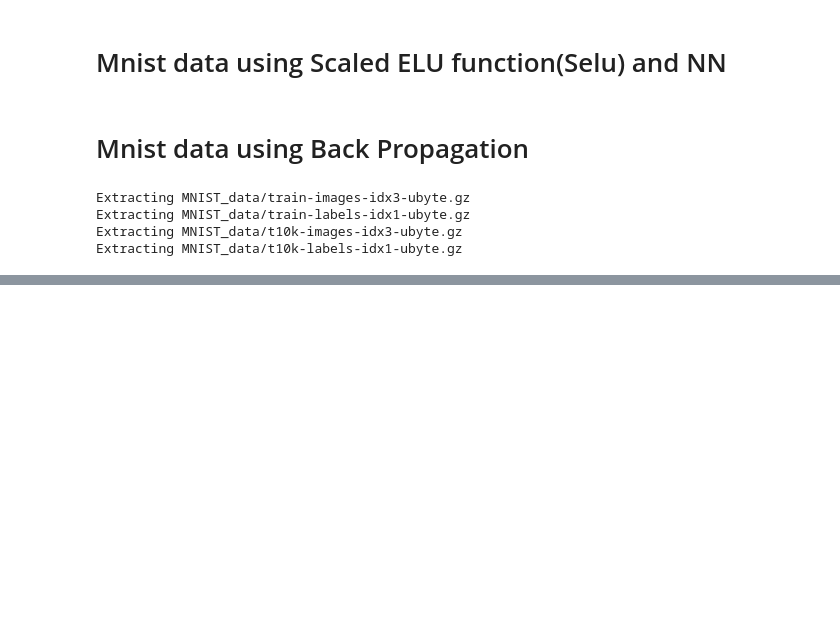
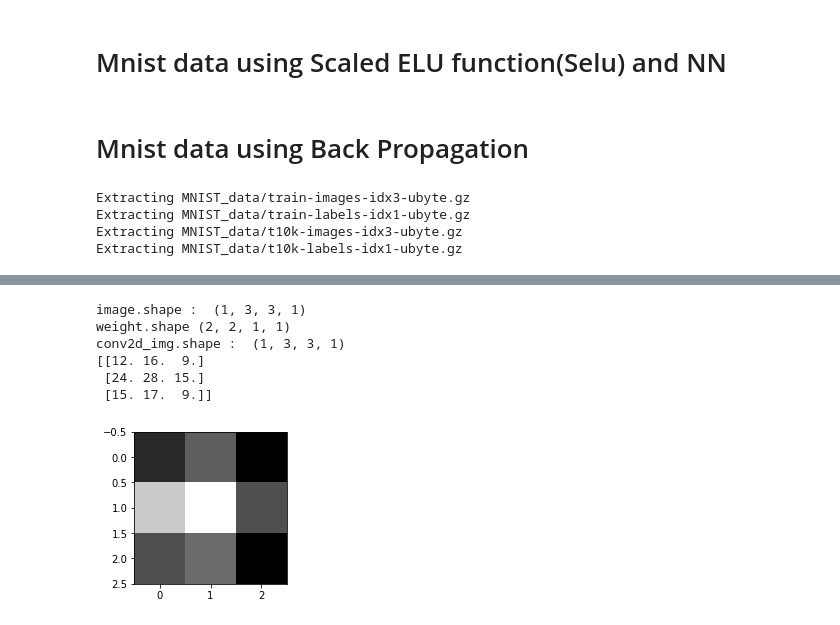
Before and after one commit to kimsangho611/DeepLearningZeroToAll-Practice, a Jupyter notebook: 모두의_딥러닝.ipynb, the cells around one changed output, grey strips where cells are left out. Drawn from its saved outputs; the diff is of its cells as text; code cells hidden in the pictures; blank space fills up the shorter version.

```diff
--- a/모두의_딥러닝.ipynb
+++ b/모두의_딥러닝.ipynb
@@ -2577,0 +2550,24 @@ Extracting MNIST_data/t10k-labels-idx1-ubyte.gz
+# %%
+# 1개의 filter를 사용 (padding = SAME ==> stride가 1을 기준으로
+# convolution layer를 통과 했을 때 원래 이미지의 크기가 변하지 않도록 한다.)
+print("image.shape : ", image.shape)
+weight = tf.constant([[[[1.]],[[1.]]],
+                      [[[1.]],[[1.]]]])
+print("weight.shape", weight.shape)
+conv2d = tf.nn.conv2d(image, weight, strides=[1, 1, 1, 1], padding = 'SAME')
+conv2d_img = conv2d.eval()
+print("conv2d_img.shape : ", conv2d_img.shape)
+
+# 이미지 출력
+conv2d_img = np.swapaxes(conv2d_img, 0, 3)
+for i, one_img in enumerate(conv2d_img):
+    print(one_img.reshape(3,3))
+    plt.subplot(1,2,i+1), plt.imshow(one_img.reshape(3,3), cmap='gray')
+# %% [output]
+image.shape :  (1, 3, 3, 1)
+weight.shape (2, 2, 1, 1)
+conv2d_img.shape :  (1, 3, 3, 1)
+[[12. 16.  9.]
+ [24. 28. 15.]
+ [15. 17.  9.]]
+[figure, added]
```
Also changed, not shown: parts of 35 cells of this notebook.
